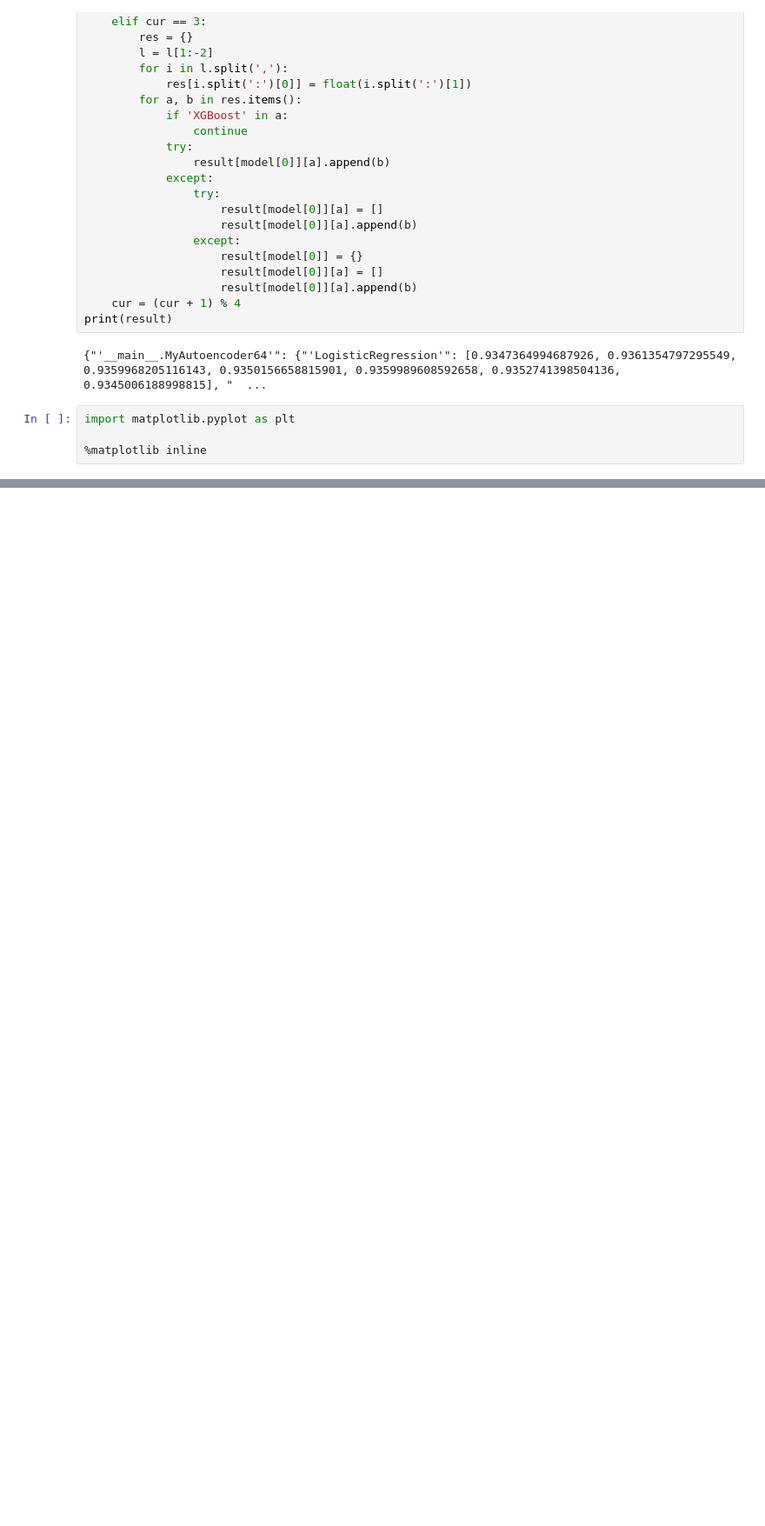
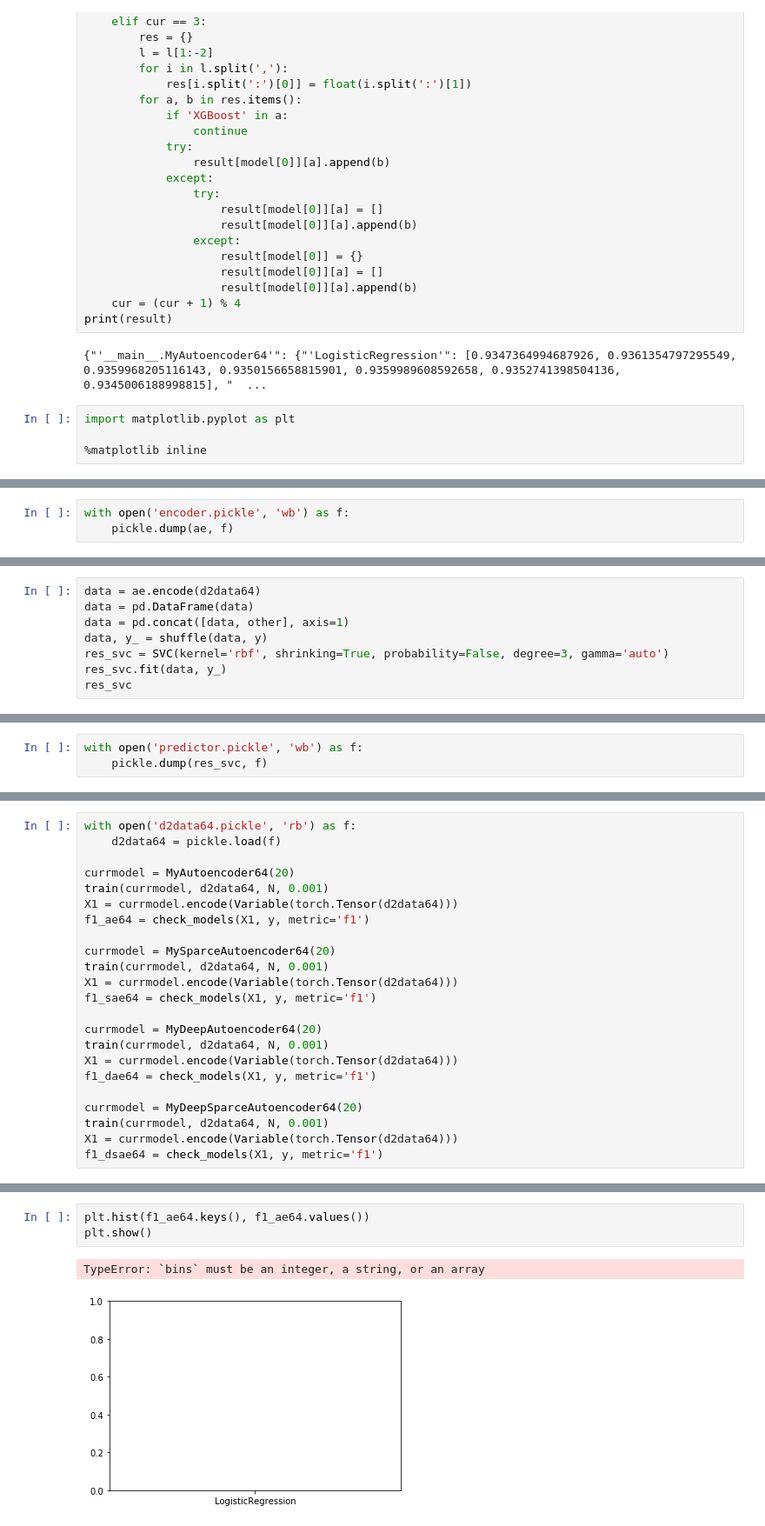
Before and after one commit to LavrVV/Fluorescence-prediction, a Jupyter notebook: NN_new.ipynb, the cells around one changed output, grey strips where cells are left out. Shown at 87% size. Cells and saved outputs as stored; diff of their text form; blank space fills up the shorter version.

```diff
--- a/NN_new.ipynb
+++ b/NN_new.ipynb
@@ -584,0 +839,3 @@ for models in result.items():
+# %%
+with open('encoder.pickle', 'wb') as f:
+    pickle.dump(ae, f)
@@ -584,0 +862,8 @@ for models in result.items():
+# %%
+data = ae.encode(d2data64)
+data = pd.DataFrame(data)
+data = pd.concat([data, other], axis=1)
+data, y_ = shuffle(data, y)
+res_svc = SVC(kernel='rbf', shrinking=True, probability=False, degree=3, gamma='auto')
+res_svc.fit(data, y_)
+res_svc
@@ -584,0 +881,3 @@ for models in result.items():
+# %%
+with open('predictor.pickle', 'wb') as f:
+    pickle.dump(res_svc, f)
@@ -584,0 +949,23 @@ for models in result.items():
+# %%
+with open('d2data64.pickle', 'rb') as f:
+    d2data64 = pickle.load(f)
+
+currmodel = MyAutoencoder64(20)
+train(currmodel, d2data64, N, 0.001)
+X1 = currmodel.encode(Variable(torch.Tensor(d2data64)))
+f1_ae64 = check_models(X1, y, metric='f1')
+
+currmodel = MySparceAutoencoder64(20)
+train(currmodel, d2data64, N, 0.001)
+X1 = currmodel.encode(Variable(torch.Tensor(d2data64)))
+f1_sae64 = check_models(X1, y, metric='f1')
+
+currmodel = MyDeepAutoencoder64(20)
+train(currmodel, d2data64, N, 0.001)
+X1 = currmodel.encode(Variable(torch.Tensor(d2data64)))
+f1_dae64 = check_models(X1, y, metric='f1')
+
+currmodel = MyDeepSparceAutoencoder64(20)
+train(currmodel, d2data64, N, 0.001)
+X1 = currmodel.encode(Variable(torch.Tensor(d2data64)))
+f1_dsae64 = check_models(X1, y, metric='f1')
@@ -584,0 +976,6 @@ for models in result.items():
+# %%
+plt.hist(f1_ae64.keys(), f1_ae64.values())
+plt.show()
+# %% [output]
+TypeError: `bins` must be an integer, a string, or an array
+[figure, added]
```
Also changed, not shown: parts of 49 cells of this notebook, 21 other files.
